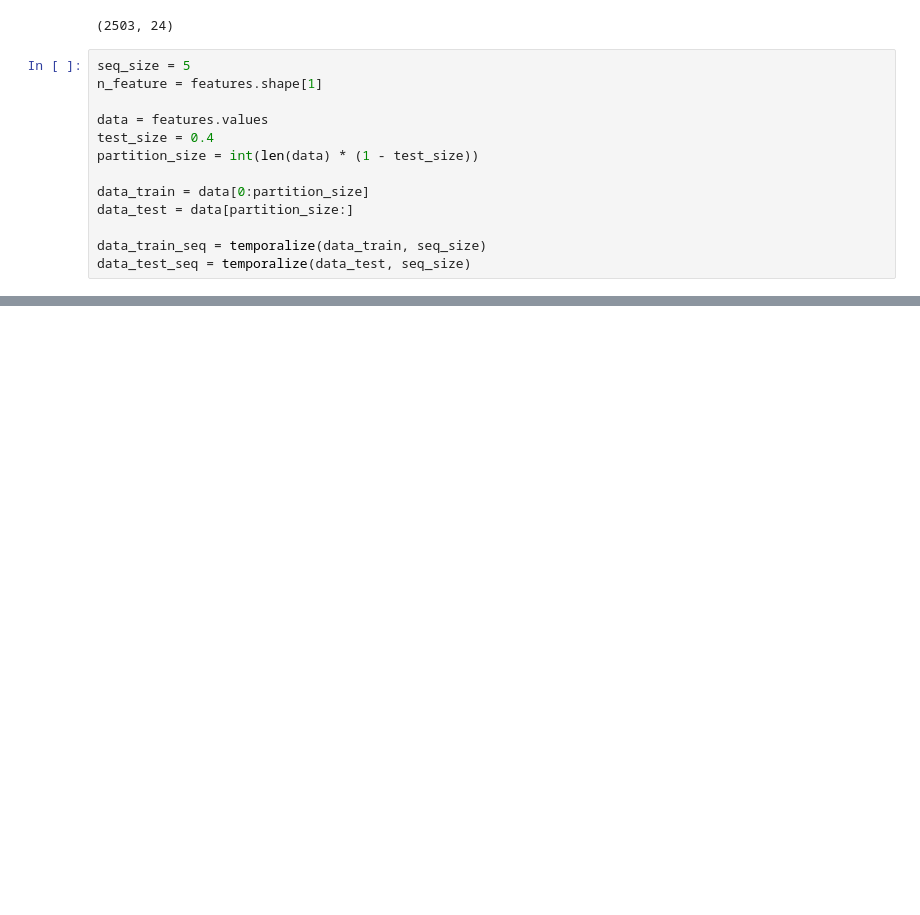
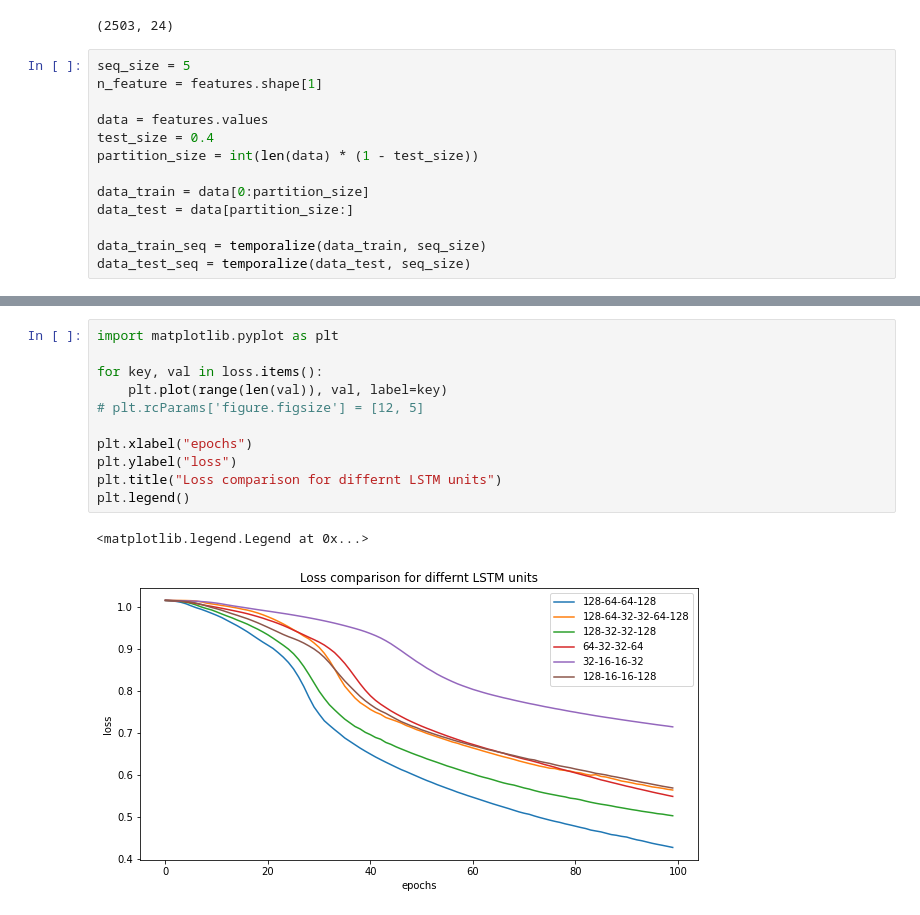
Before and after one commit to rohan-r-kulkarni/wellington_anomaly_detection, a Jupyter notebook: graphs.ipynb, the cells around one changed output, grey strips where cells are left out. Cells and saved outputs as stored; diff of their text form; blank space fills up the shorter version.

```diff
--- a/graphs.ipynb
+++ b/graphs.ipynb
@@ -208,3 +208,17 @@ for key, ax in zip(loss.keys(), ax_loss.reshape(-1)):
+# %%
+import matplotlib.pyplot as plt
+
+for key, val in loss.items():
+    plt.plot(range(len(val)), val, label=key)
+# plt.rcParams['figure.figsize'] = [12, 5]
+
+plt.xlabel("epochs")
+plt.ylabel("loss")
+plt.title("Loss comparison for differnt LSTM units")
+plt.legend()
+# %% [output]
+<matplotlib.legend.Legend at 0x...>
+[figure, added]
 # %%
 # [val for key, val in loss.items()]
 np.array([val for val in loss.values()])
```
Also changed, not shown: parts of 9 cells of this notebook, 7 other files.
